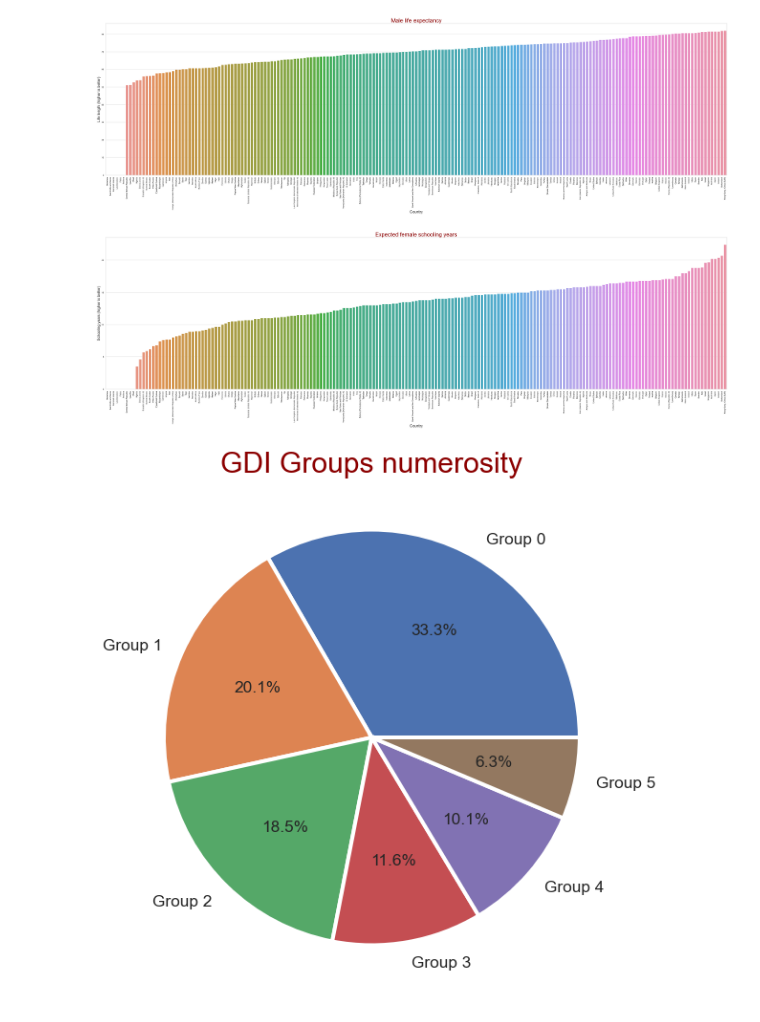
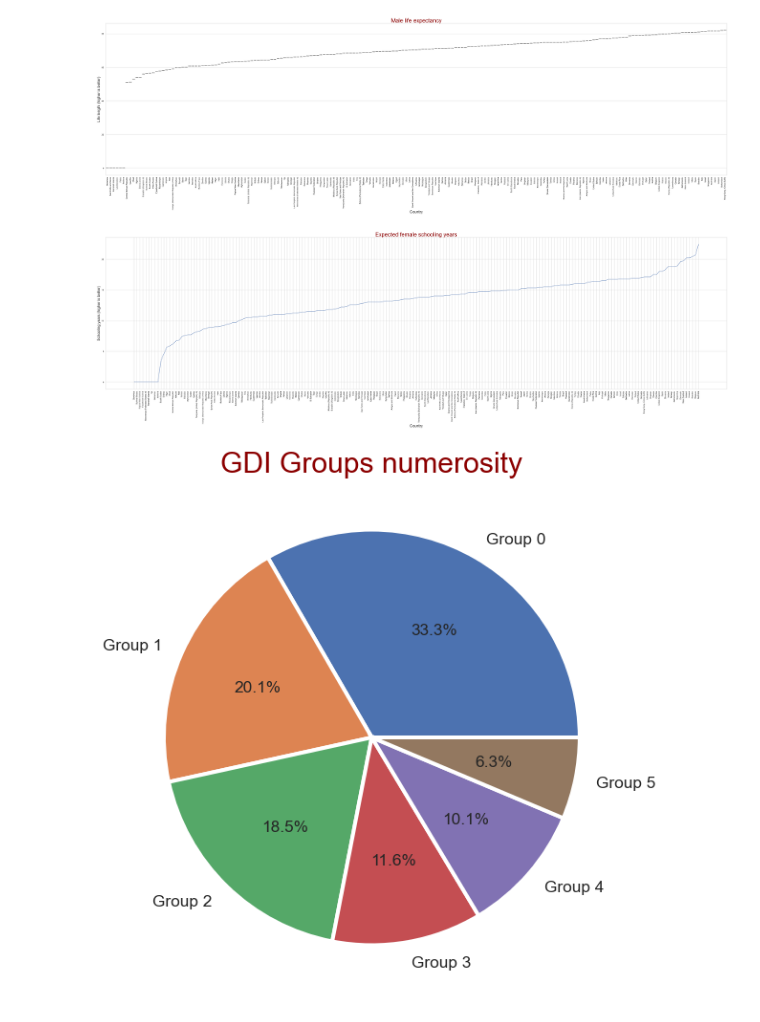
Before and after one commit to jmoravec01/MSW, a Jupyter notebook: MSW_2.ipynb, the cells around one changed output. Cells and saved outputs as stored; diff of their text form; code cells hidden in the pictures.

```diff
--- a/MSW_2.ipynb
+++ b/MSW_2.ipynb
@@ -37,30 +38,30 @@ plt.title('Countries based on GDI value', fontsize=30, color='darkred');
 # %%
 # male life expectancy
 male_life = file.sort_values(by='Lif_Excep_Male', ascending=True)
 sns.set_theme(style="whitegrid")
 plt.figure(figsize=(60,15))
-mlife_plot = sns.barplot(x = 'Country', y = 'Lif_Excep_Male', data = male_life)
+mlife_plot = sns.boxplot(x = 'Country', y = 'Lif_Excep_Male', data = male_life)
 plt.xlabel('Country', fontsize=20)
 plt.ylabel('Life length (higher is better)', fontsize=20)
-mlife_plot.set_xticklabels(mlife_plot.get_xticklabels(), rotation = 90)
+plt.xticks(rotation = 90)
 plt.title('Male life expectancy', fontsize=30, color='darkred');
 
 # need to look at the picture for better view
 # %% [output]
-[figure, old version]
+[figure, new version]
 # %%
 # female schooling years expectancy
 female_years = file.sort_values(by='Excep_Yrs_Schooling_Female', ascending=True)
 plt.figure(figsize=(60,15))
-fyears_plot = sns.barplot(x = 'Country', y = 'Excep_Yrs_Schooling_Female', data = female_years)
+fyears_plot = sns.lineplot(x = 'Country', y = 'Excep_Yrs_Schooling_Female', data = female_years)
+plt.xticks(rotation = 90)
 plt.xlabel('Country', fontsize=20)
 plt.ylabel('Schooling years (higher is better)', fontsize=20)
-fyears_plot.set_xticklabels(mlife_plot.get_xticklabels(), rotation = 90)
 plt.title('Expected female schooling years', fontsize=30, color='darkred');
 
 # need to look at the picture for better view
 # %% [output]
-[figure, old version]
+[figure, new version]
 # %%
 # countries in GDI group (Gender Development Index)
 data = file['GDI_Group'][1:].value_counts()
```
Also changed, not shown: parts of 2 cells of this notebook.
